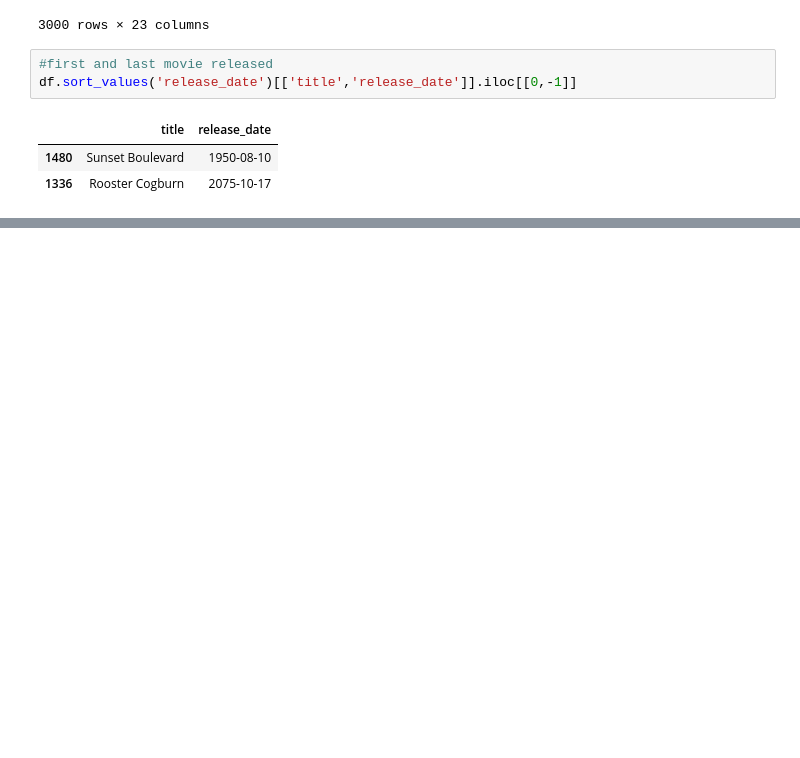
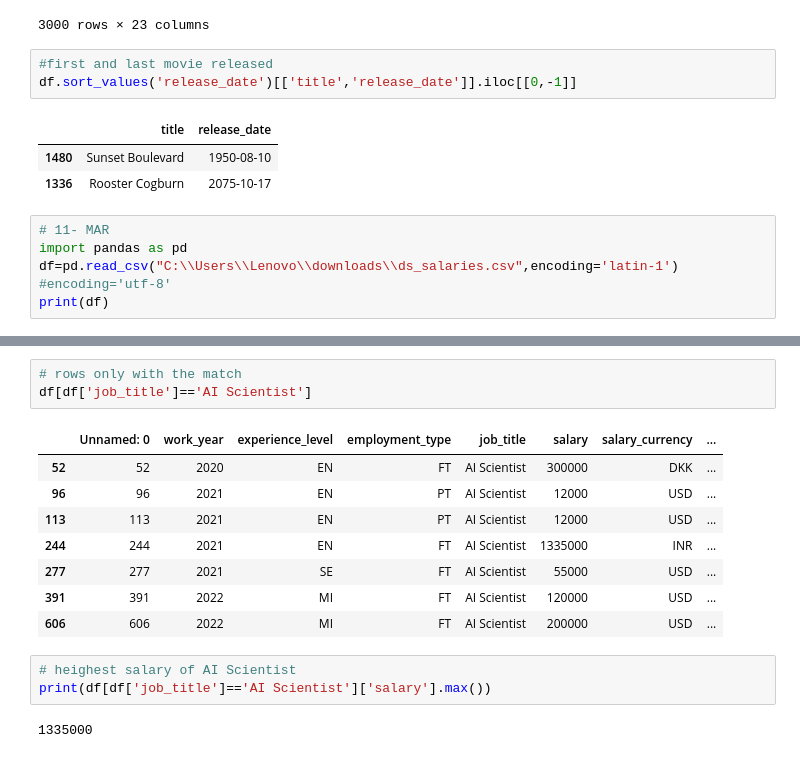
Before and after one commit to Durga130604/python_libraries_for_da-ds, a Jupyter notebook: pandas/missing_values.ipynb, the cells around one changed output, grey strips where cells are left out. Drawn from its saved outputs; the diff is of its cells as text; blank space fills up the shorter version.

Commit message:
PANDAS_DAY-26 PRACTICE_FILES

```diff
--- a/pandas/missing_values.ipynb
+++ b/pandas/missing_values.ipynb
@@ -457,3 +457,8 @@ df.sort_values('release_date')[['title','release_date']].iloc[[0,-1]]
 |  | title | release_date |
 | 1480 | Sunset Boulevard | 1950-08-10 |
 | 1336 | Rooster Cogburn | 2075-10-17 |
+# %%
+# 11- MAR
+import pandas as pd
+df=pd.read_csv("C:\\Users\\Lenovo\\downloads\\ds_salaries.csv",encoding='latin-1') #encoding='utf-8'
+print(df)
@@ -459,0 +592,17 @@ df.sort_values('release_date')[['title','release_date']].iloc[[0,-1]]
+# %%
+# rows only with the match
+df[df['job_title']=='AI Scientist']
+# %% [output]
+|  | Unnamed: 0 | work_year | experience_level | employment_type | job_title | salary | salary_currency | ... |
+| 52 | 52 | 2020 | EN | FT | AI Scientist | 300000 | DKK | ... |
+| 96 | 96 | 2021 | EN | PT | AI Scientist | 12000 | USD | ... |
+| 113 | 113 | 2021 | EN | PT | AI Scientist | 12000 | USD | ... |
+| 244 | 244 | 2021 | EN | FT | AI Scientist | 1335000 | INR | ... |
+| 277 | 277 | 2021 | SE | FT | AI Scientist | 55000 | USD | ... |
+| 391 | 391 | 2022 | MI | FT | AI Scientist | 120000 | USD | ... |
+| 606 | 606 | 2022 | MI | FT | AI Scientist | 200000 | USD | ... |
+# %%
+# heighest salary of AI Scientist
+print(df[df['job_title']=='AI Scientist']['salary'].max())
+# %% [output]
+1335000
```
Also changed, not shown: parts of 17 cells of this notebook.
